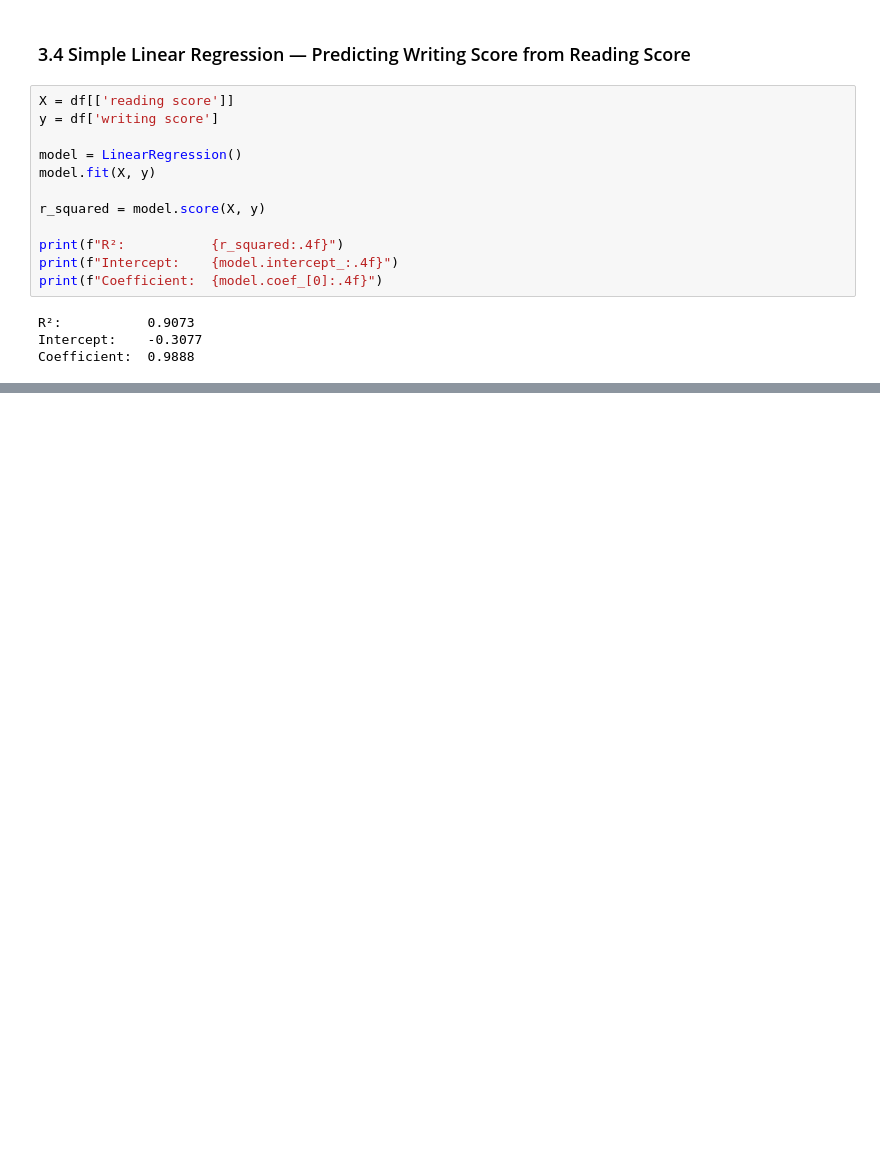
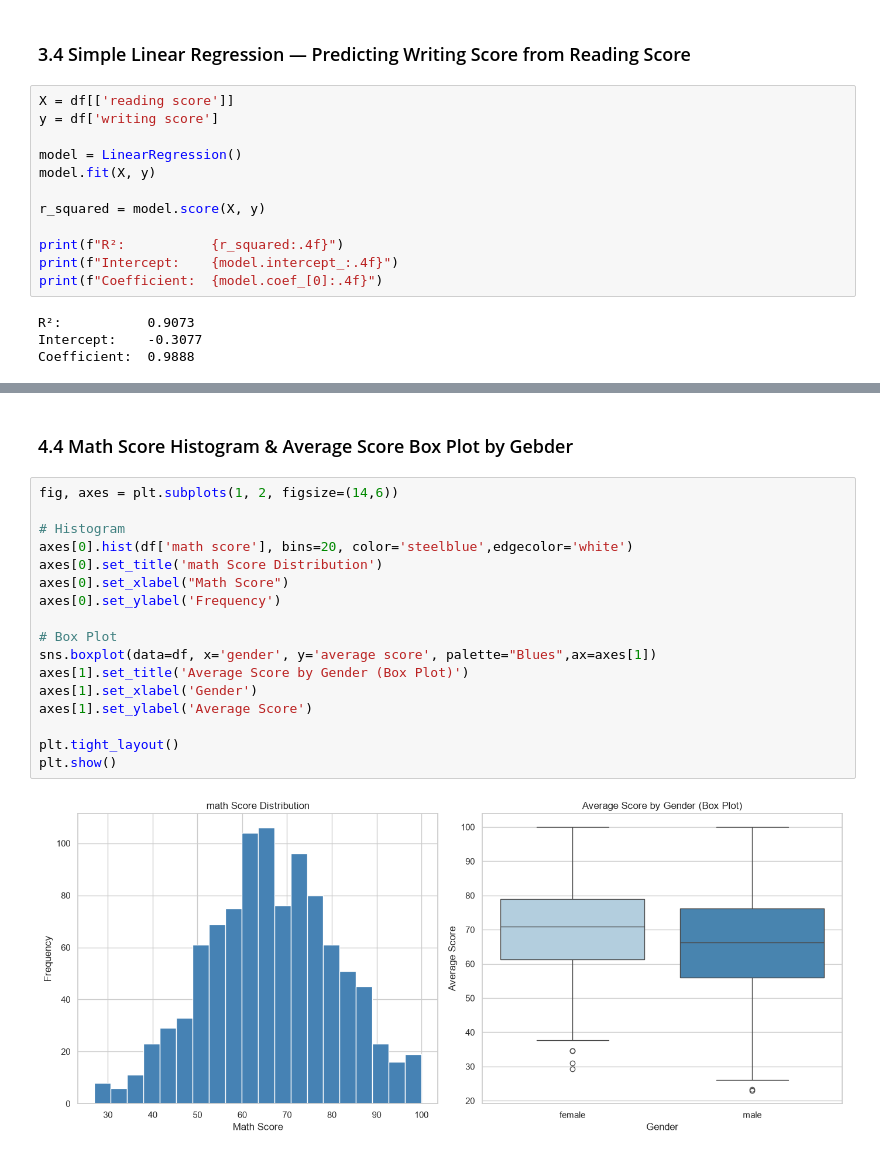
Before and after one commit to Arian11z/students-performance-analysis, a Jupyter notebook: notebooks/analysis.ipynb, the cells around one changed output, grey strips where cells are left out. Cells and saved outputs as stored; diff of their text form; blank space fills up the shorter version.

```diff
--- a/notebooks/analysis.ipynb
+++ b/notebooks/analysis.ipynb
@@ -264,0 +309,21 @@ Coefficient:  0.9888
+# %% [markdown]
+### 4.4 Math Score Histogram & Average Score Box Plot by Gebder
+# %%
+fig, axes = plt.subplots(1, 2, figsize=(14,6))
+
+# Histogram
+axes[0].hist(df['math score'], bins=20, color='steelblue',edgecolor='white')
+axes[0].set_title('math Score Distribution')
+axes[0].set_xlabel("Math Score")
+axes[0].set_ylabel('Frequency')
+
+# Box Plot
+sns.boxplot(data=df, x='gender', y='average score', palette="Blues",ax=axes[1])
+axes[1].set_title('Average Score by Gender (Box Plot)')
+axes[1].set_xlabel('Gender')
+axes[1].set_ylabel('Average Score')
+
+plt.tight_layout()
+plt.show()
+# %% [output]
+[figure, added]
```
Also changed, not shown: parts of 9 cells of this notebook.
